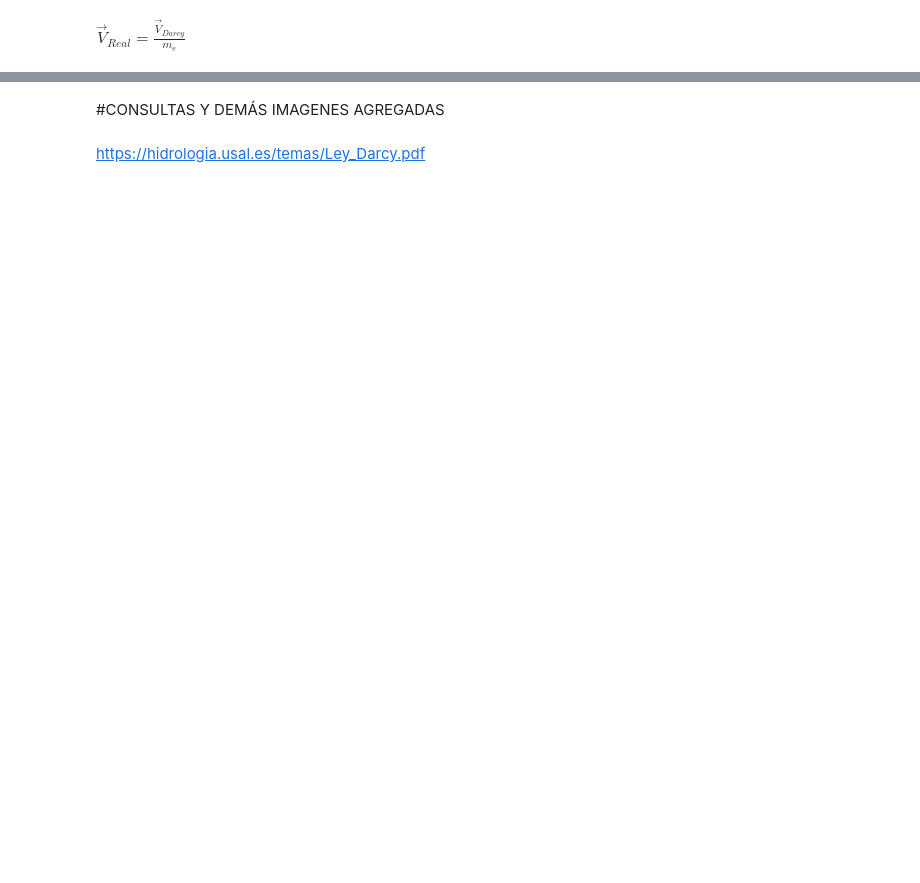
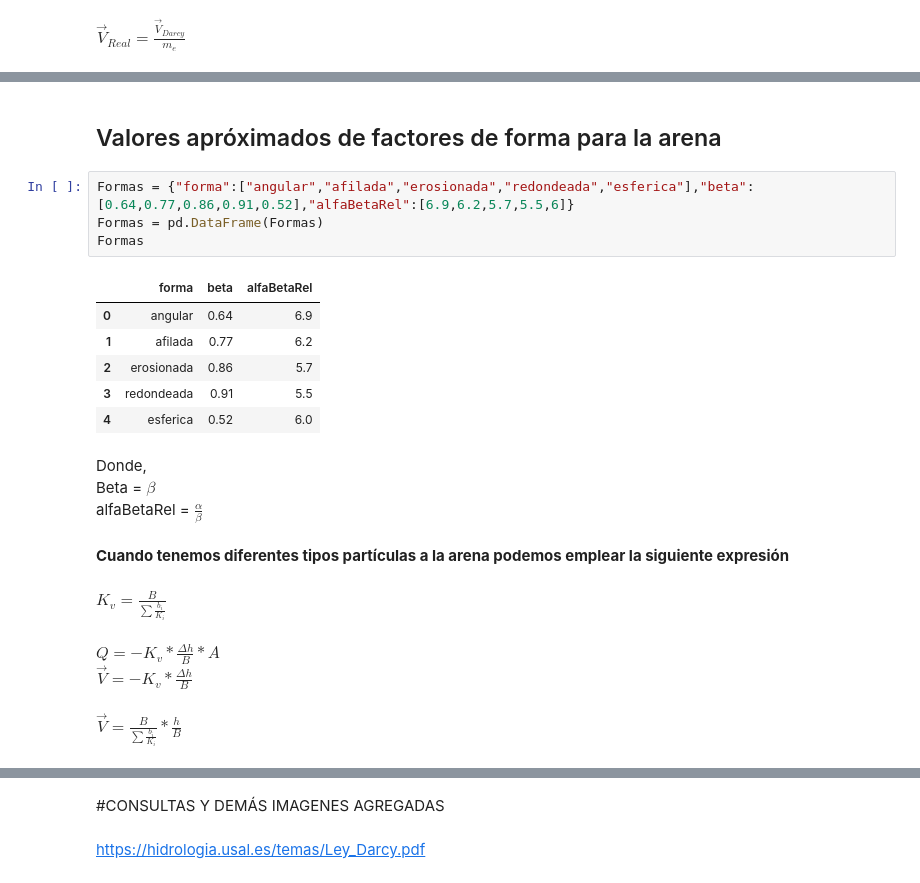
Before and after one commit to valizcanos/ProcesosUnitarios, a Jupyter notebook: 4_Filtracion.ipynb, the cells around one changed output, grey strips where cells are left out. Cells and saved outputs as stored; diff of their text form; blank space fills up the shorter version.

```diff
--- a/4_Filtracion.ipynb
+++ b/4_Filtracion.ipynb
@@ -358,0 +421,26 @@ $\vec V_{Real} = \frac{\vec V_{Darcy}}{m_{e}}$
+# %% [markdown]
+## Valores apróximados de factores de forma para la arena
+# %%
+Formas = {"forma":["angular","afilada","erosionada","redondeada","esferica"],"beta":[0.64,0.77,0.86,0.91,0.52],"alfaBetaRel":[6.9,6.2,5.7,5.5,6]}
+Formas = pd.DataFrame(Formas)
+Formas
+# %% [output]
+|  | forma | beta | alfaBetaRel |
+| 0 | angular | 0.64 | 6.9 |
+| 1 | afilada | 0.77 | 6.2 |
+| 2 | erosionada | 0.86 | 5.7 |
+| 3 | redondeada | 0.91 | 5.5 |
+| 4 | esferica | 0.52 | 6.0 |
+# %% [markdown]
+Donde, <br>
+Beta = $\beta$<br>
+alfaBetaRel = $\frac{\alpha}{\beta}$
+# %% [markdown]
+**Cuando tenemos diferentes tipos partículas a la arena podemos emplear la siguiente expresión**
+# %% [markdown]
+$K_{v}=\frac{B}{\sum \frac {b_{i}}{K_{i}}}$
+# %% [markdown]
+$Q = -K_{v}*\frac{\Delta h}{B} * A$ <br>
+$\vec V = -K_{v}*\frac{\Delta h}{B}$
+# %% [markdown]
+$\vec V = \frac{B}{\sum \frac {b_{i}}{K_{i}}} *\frac{h}{B}$
```
Also changed, not shown: parts of 27 cells of this notebook.
